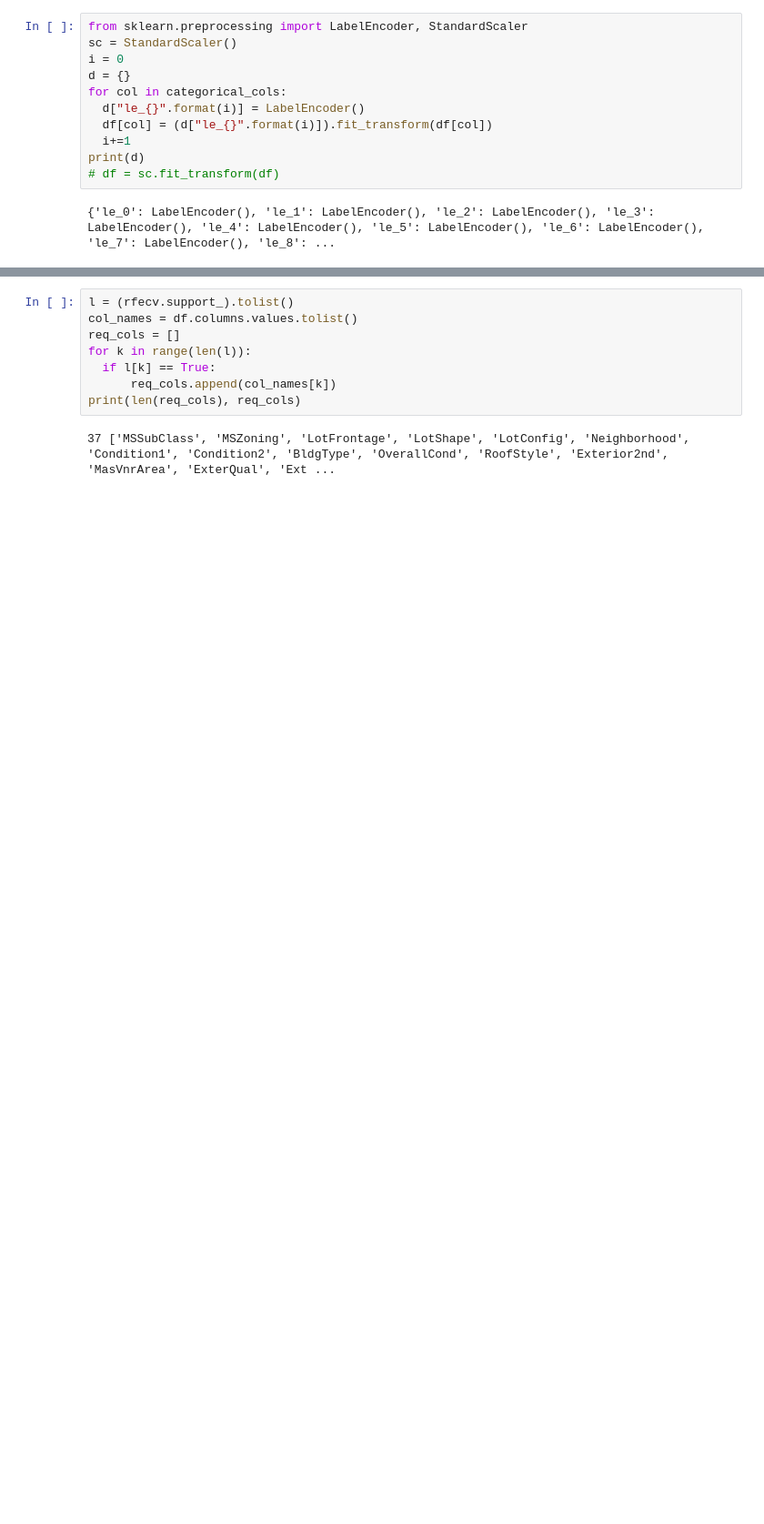
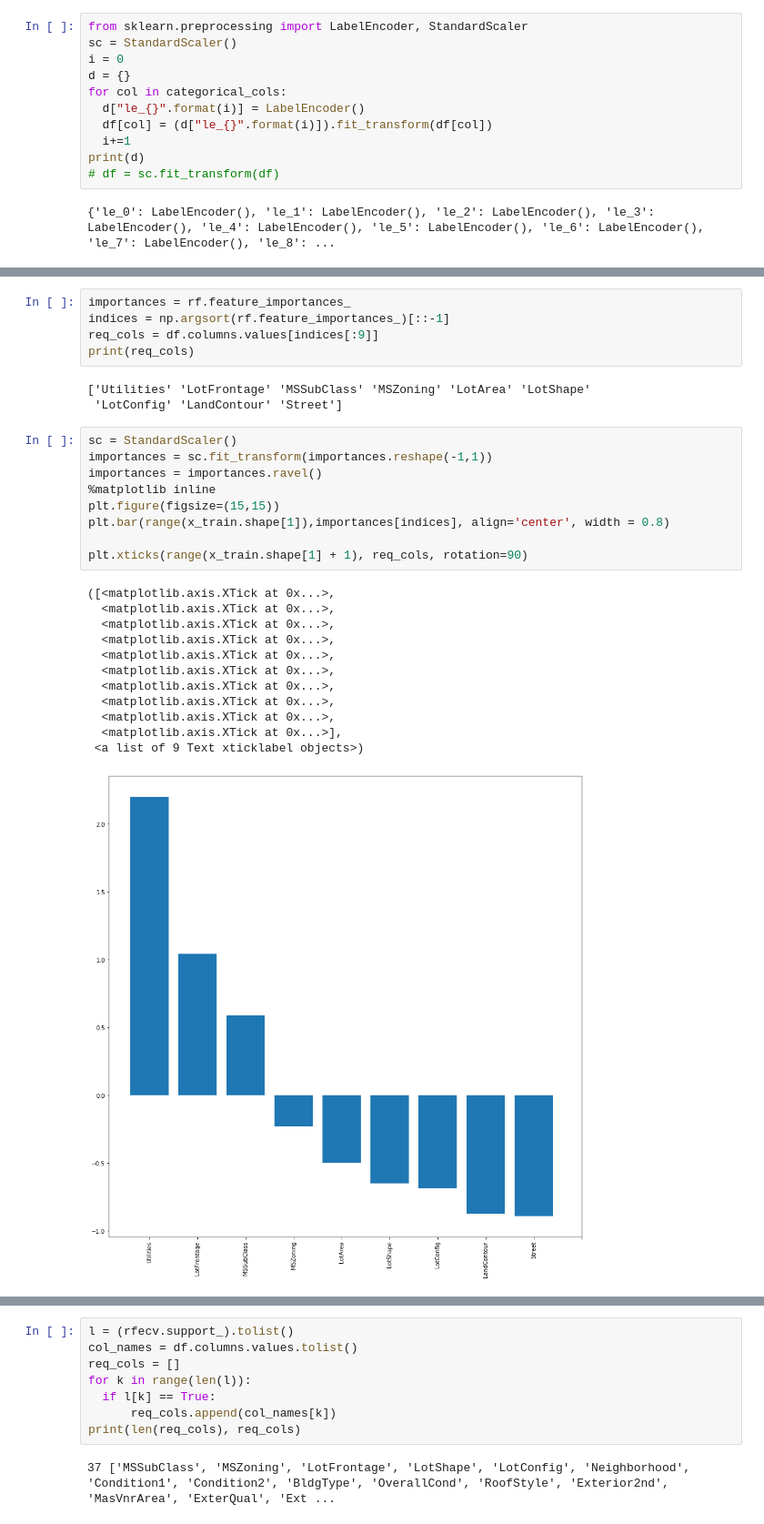
Before and after one commit to aneesh98/HousingPricePredictor, a Jupyter notebook: HPR.ipynb, the cells around one changed output, grey strips where cells are left out. Shown at 91% size. Drawn from its saved outputs; the diff is of its cells as text; blank space fills up the shorter version.

```diff
--- a/HPR.ipynb
+++ b/HPR.ipynb
@@ -221,3 +240,33 @@ GradientBoostingRegressor(alpha=0.9, criterion='friedman_mse', init=None,
                           n_iter_no_change=None, presort='auto',
                           random_state=None, subsample=1.0, tol=0.0001,
                           validation_fraction=0.1, verbose=0, warm_start=False)
+# %%
+importances = rf.feature_importances_
+indices = np.argsort(rf.feature_importances_)[::-1]
+req_cols = df.columns.values[indices[:9]]
+print(req_cols)
+# %% [output]
+['Utilities' 'LotFrontage' 'MSSubClass' 'MSZoning' 'LotArea' 'LotShape'
+ 'LotConfig' 'LandContour' 'Street']
+# %%
+sc = StandardScaler()
+importances = sc.fit_transform(importances.reshape(-1,1))
+importances = importances.ravel()
+%matplotlib inline
+plt.figure(figsize=(15,15))
+plt.bar(range(x_train.shape[1]),importances[indices], align='center', width = 0.8)
+
+plt.xticks(range(x_train.shape[1] + 1), req_cols, rotation=90)
+# %% [output]
+([<matplotlib.axis.XTick at 0x...>,
+  <matplotlib.axis.XTick at 0x...>,
+  <matplotlib.axis.XTick at 0x...>,
+  <matplotlib.axis.XTick at 0x...>,
+  <matplotlib.axis.XTick at 0x...>,
+  <matplotlib.axis.XTick at 0x...>,
+  <matplotlib.axis.XTick at 0x...>,
+  <matplotlib.axis.XTick at 0x...>,
+  <matplotlib.axis.XTick at 0x...>,
+  <matplotlib.axis.XTick at 0x...>],
+ <a list of 9 Text xticklabel objects>)
+[figure, added]
```
Also changed, not shown: parts of 13 cells of this notebook.
